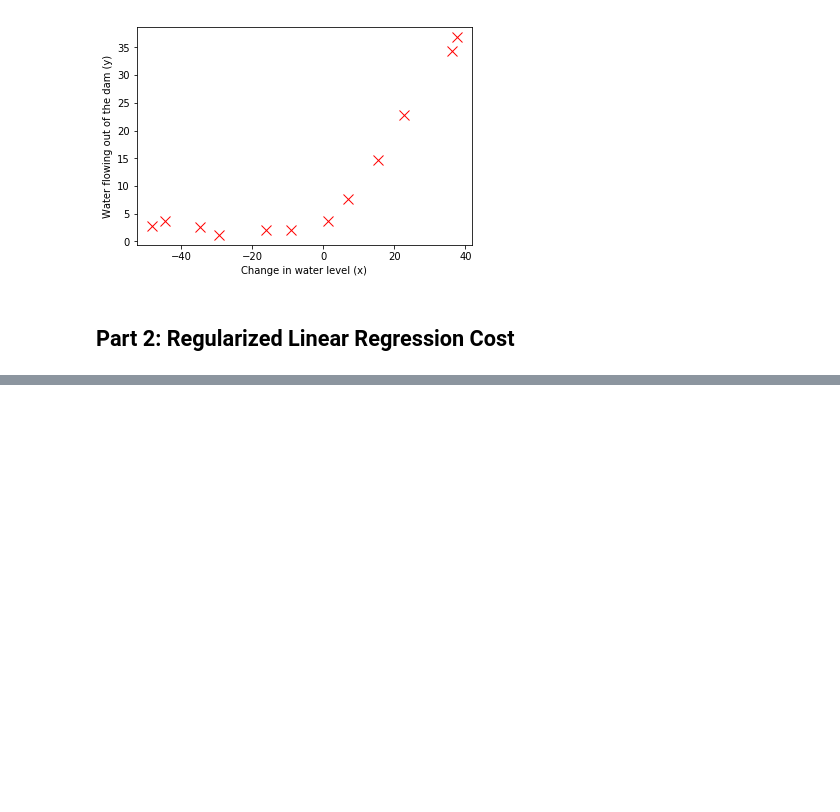
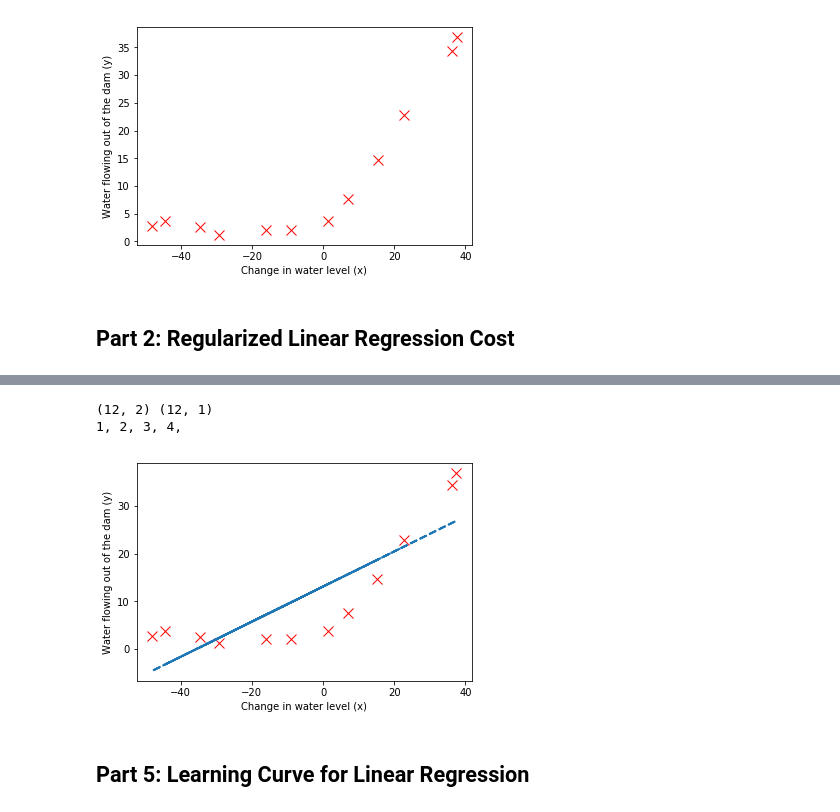
Before and after one commit to aldudalski/MachineLearningJupyter, a Jupyter notebook: 5 Diagnostics Bias vs Variance.ipynb, the cells around one changed output, grey strips where cells are left out. Drawn from its saved outputs; the diff is of its cells as text; code cells hidden in the pictures; blank space fills up the shorter version.

```diff
--- a/5 Diagnostics Bias vs Variance.ipynb
+++ b/5 Diagnostics Bias vs Variance.ipynb
@@ -52,0 +88,5 @@ pause;
+# %%
+theta = np.matrix('[1 ; 1]').A
+J, grad = linear_reg_cost_function(np.c_[np.ones((m, 1)), X], y, theta, 1)
+
+print(f'Gradient at theta = [1 ; 1]:  {grad} \n {grad[0]:.6f}; {grad[1]:.6f} \n(this value should be about -15.303016; 598.250744)')
@@ -52,0 +128,38 @@ pause;
+# %%
+def train_linear_reg(X, y, Lambda):
+#TRAINLINEARREG Trains linear regression given a dataset (X, y) and a
+#regularization parameter lambda
+#   [theta] = TRAINLINEARREG (X, y, lambda) trains linear regression using
+#   the dataset (X, y) and regularization parameter lambda. Returns the
+#   trained parameters theta.
+
+    # Initialize Theta
+    initial_theta = np.zeros((X.shape[1], 1))
+    #print (f'train_linear_reg {initial_theta.shape} \n {initial_theta}')
+    # Create "short hand" for the cost function to be minimized
+    #costFunction = @(t) linearRegCostFunction(X, y, t, lambda);
+
+    # Minimize using fmincg
+    #theta = fmincg(costFunction, initial_theta, options);
+
+    result = opt.fmin_tnc(func=costf, x0=initial_theta, fprime=gradf, args=(X, y, Lambda), disp=5, callback=callb)
+    return result[0]
+# %%
+Lambda = 0
+print (np.c_[np.ones((m, 1)), X].shape, y.shape)
+theta = train_linear_reg(np.c_[np.ones((m, 1)), X], y, Lambda)
+
+#  Plot fit over the data
+plt.plot(X, y, 'rx', markersize= 10, linewidth= 1.5)
+plt.xlabel('Change in water level (x)')
+plt.ylabel('Water flowing out of the dam (y)')
+#plt.hold(True)
+plt.plot(X, np.c_[np.ones((m, 1)), X]@theta, '--', linewidth=2)
+plt.show()
+#plt.hold(False)
+# %% [output]
+(12, 2) (12, 1)
+1, 2, 3, 4,
+[figure, added]
+# %% [markdown]
+## Part 5: Learning Curve for Linear Regression
```
Also changed, not shown: parts of 18 cells of this notebook, 2 other files.
